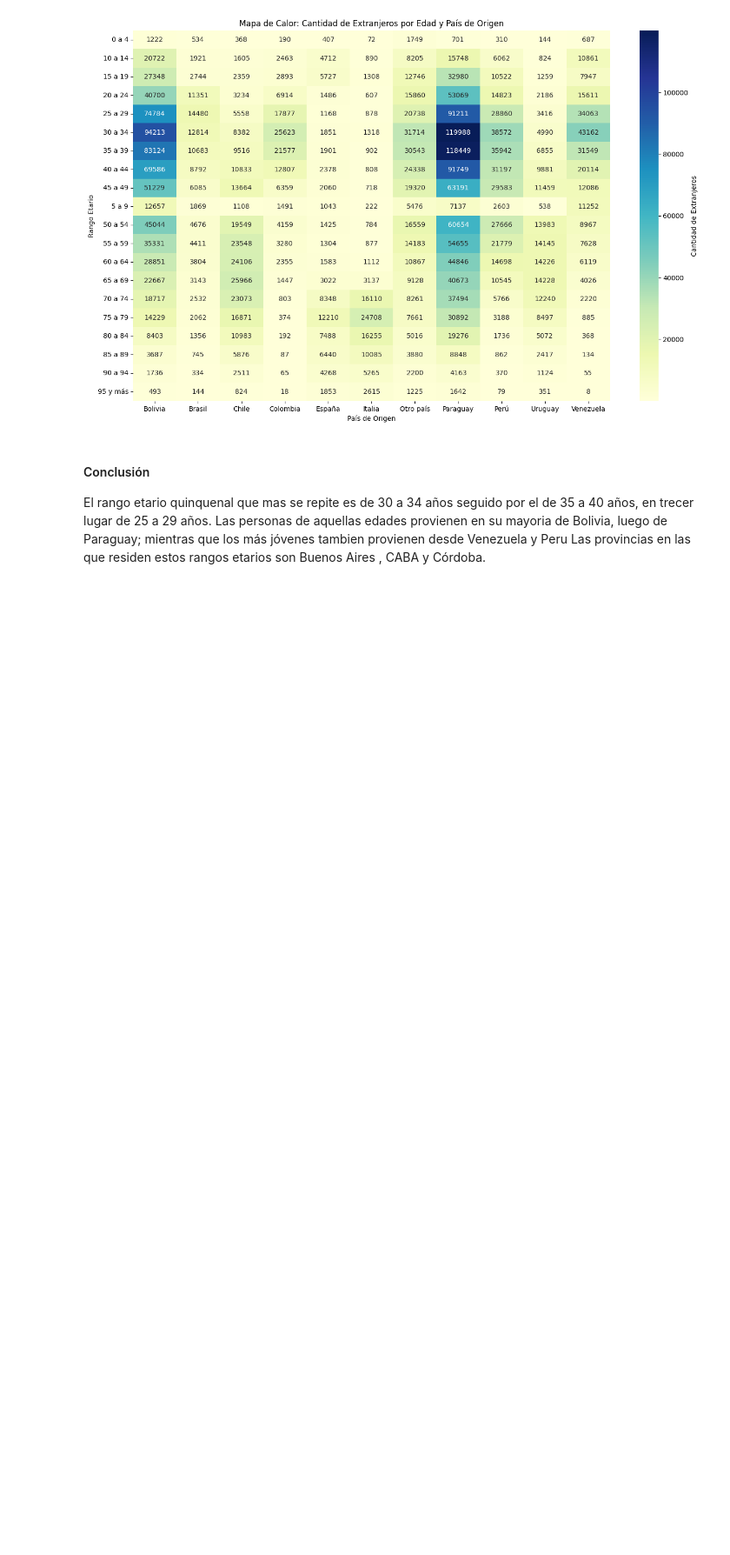
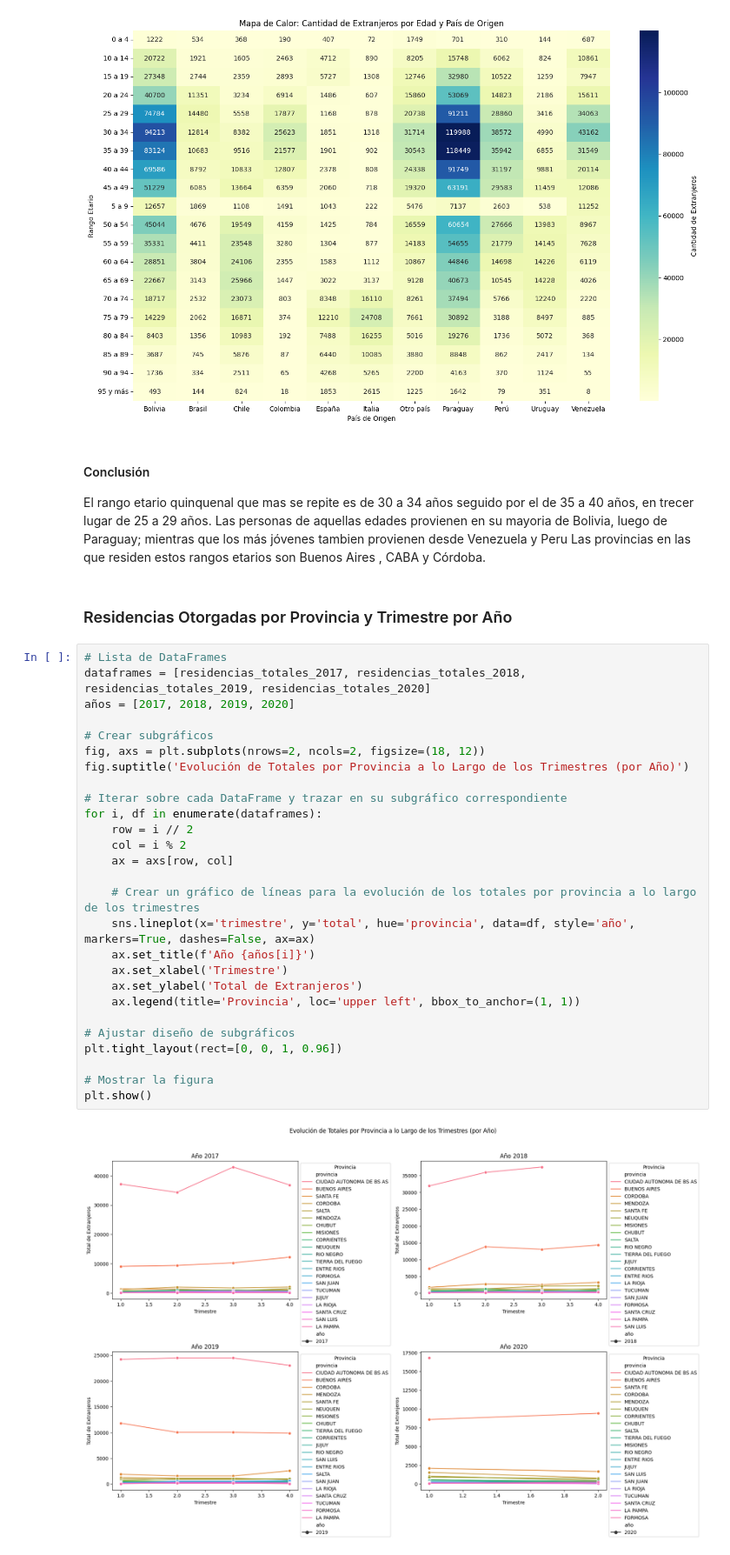
Before and after one commit to DATASCIENTISTSHENRY/PF_DataScience_Migraciones, a Jupyter notebook: EDA_ETL/ETL_EDA_Kpi_Amba.ipynb, the cells around one changed output. Shown at 87% size. Drawn from its saved outputs; the diff is of its cells as text; blank space fills up the shorter version.

```diff
--- a/EDA_ETL/ETL_EDA_Kpi_Amba.ipynb
+++ b/EDA_ETL/ETL_EDA_Kpi_Amba.ipynb
@@ -1366,3 +1366,34 @@ plt.show()
 El rango etario quinquenal que mas se repite es de 30 a 34 años seguido por el de 35 a 40 años, en trecer lugar de 25 a 29 años.
 Las personas de aquellas edades provienen en su mayoria de Bolivia, luego de Paraguay; mientras que los más jóvenes tambien provienen desde Venezuela y Peru
 Las provincias en las que residen estos rangos etarios son Buenos Aires , CABA y Córdoba.
+# %% [markdown]
+### Residencias Otorgadas por Provincia y Trimestre por Año
+# %%
+# Lista de DataFrames
+dataframes = [residencias_totales_2017, residencias_totales_2018, residencias_totales_2019, residencias_totales_2020]
+años = [2017, 2018, 2019, 2020]
+
+# Crear subgráficos
+fig, axs = plt.subplots(nrows=2, ncols=2, figsize=(18, 12))
+fig.suptitle('Evolución de Totales por Provincia a lo Largo de los Trimestres (por Año)')
+
+# Iterar sobre cada DataFrame y trazar en su subgráfico correspondiente
+for i, df in enumerate(dataframes):
+    row = i // 2
+    col = i % 2
+    ax = axs[row, col]
+
+    # Crear un gráfico de líneas para la evolución de los totales por provincia a lo largo de los trimestres
+    sns.lineplot(x='trimestre', y='total', hue='provincia', data=df, style='año', markers=True, dashes=False, ax=ax)
+    ax.set_title(f'Año {años[i]}')
+    ax.set_xlabel('Trimestre')
+    ax.set_ylabel('Total de Extranjeros')
+    ax.legend(title='Provincia', loc='upper left', bbox_to_anchor=(1, 1))
+
+# Ajustar diseño de subgráficos
+plt.tight_layout(rect=[0, 0, 1, 0.96])
+
+# Mostrar la figura
+plt.show()
+# %% [output]
+[figure, added]
```
Also changed, not shown: parts of 3 cells of this notebook.
